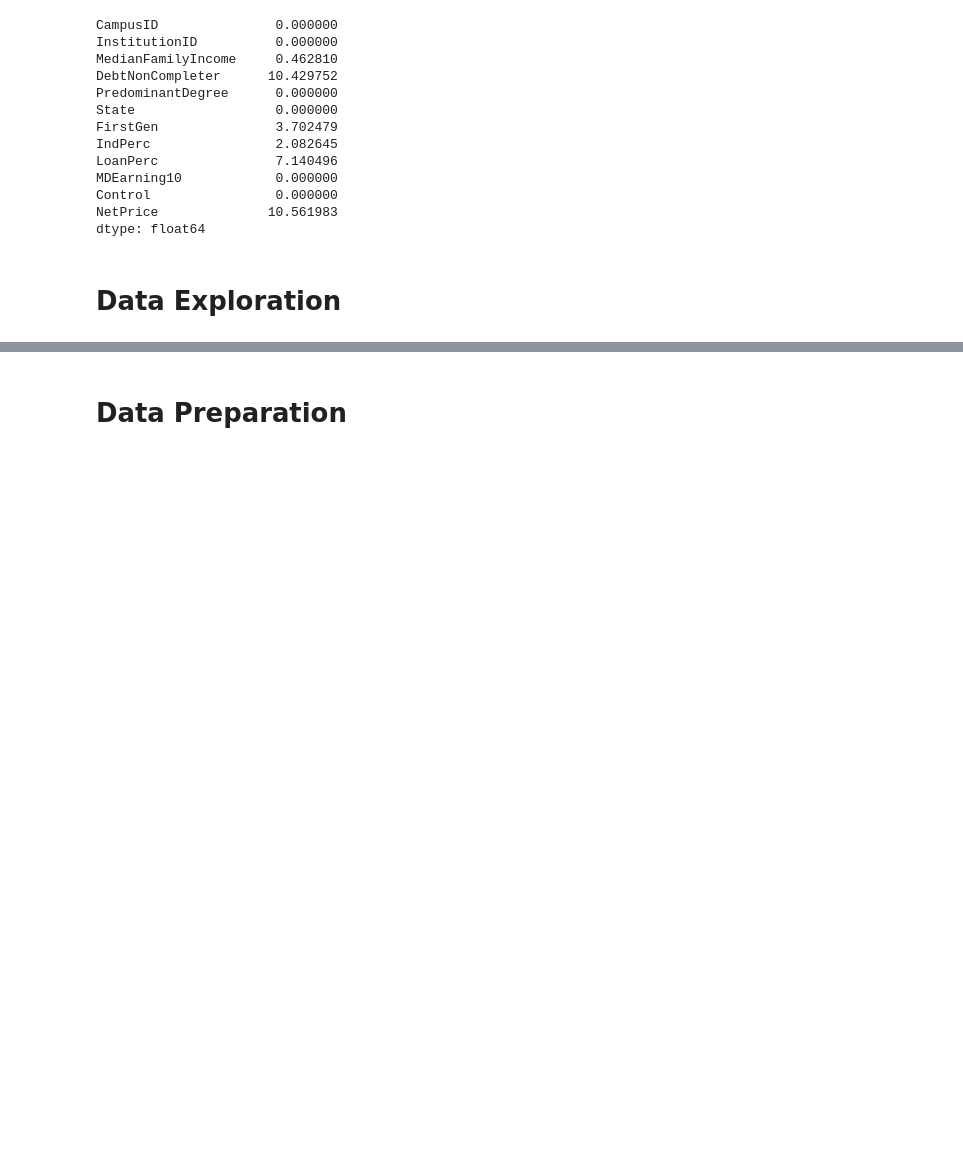
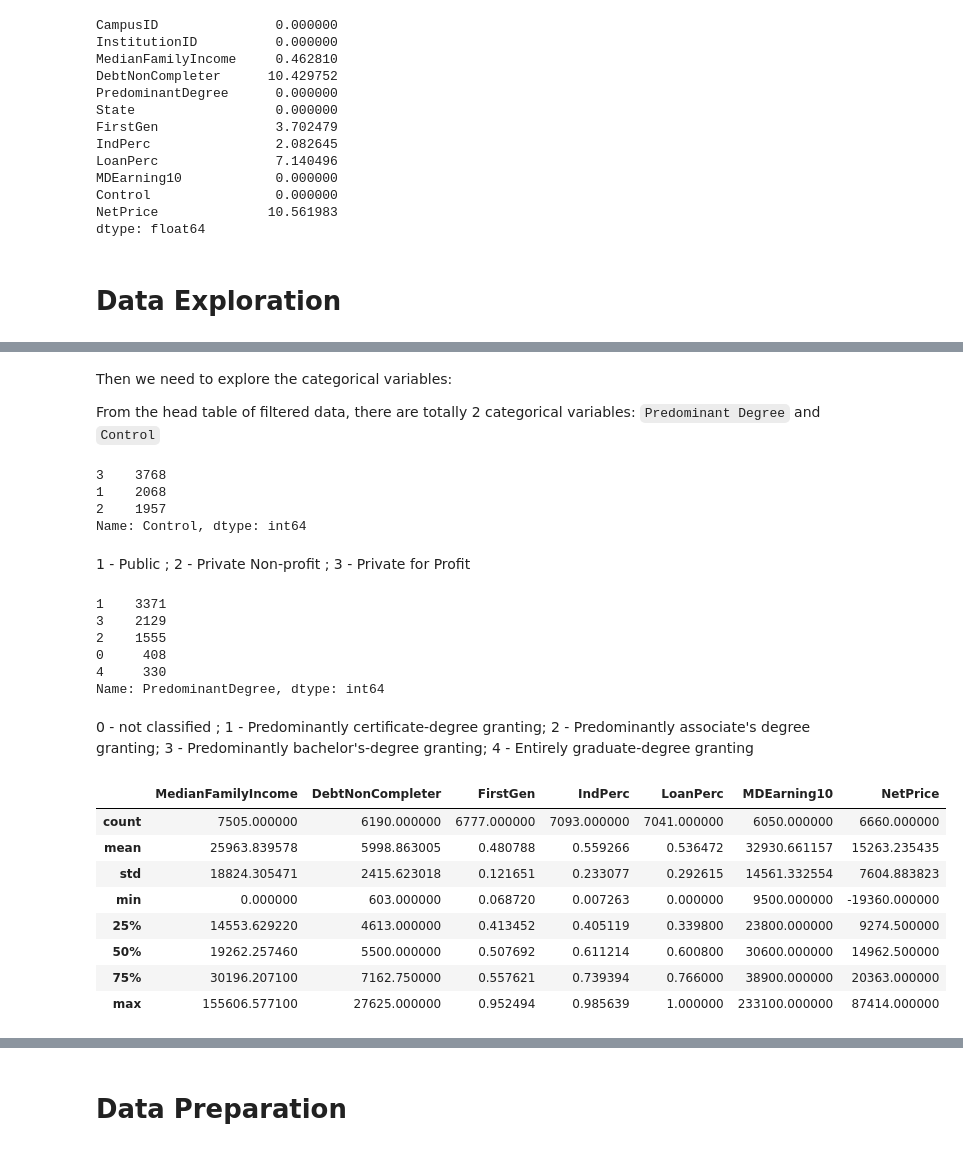
Before and after one commit to zhaodanjie/755, a Jupyter notebook: College Scoreboard.ipynb, the cells around one changed output, grey strips where cells are left out. Drawn from its saved outputs; the diff is of its cells as text; code cells hidden in the pictures; blank space fills up the shorter version.

```diff
--- a/College Scoreboard.ipynb
+++ b/College Scoreboard.ipynb
@@ -80,0 +136,38 @@ dtype: float64
+# %% [markdown]
+Then we need to explore the categorical variables:
+
+From the head table of filtered data, there are totally 2 categorical variables: `Predominant Degree` and `Control`
+# %%
+data_filter["Control"].value_counts()
+# %% [output]
+3    3768
+1    2068
+2    1957
+Name: Control, dtype: int64
+# %% [markdown]
+1 - Public ; 2 - Private Non-profit ; 3 - Private for Profit
+# %%
+data_filter["PredominantDegree"].value_counts()
+# %% [output]
+1    3371
+3    2129
+2    1555
+0     408
+4     330
+Name: PredominantDegree, dtype: int64
+# %% [markdown]
+0 - not classified ; 1 - Predominantly certificate-degree granting;  2 - Predominantly associate's degree granting; 3 - Predominantly bachelor's-degree granting; 4 - Entirely graduate-degree granting
+# %%
+#Show summary describe of numerical variables
+data_filter[['MedianFamilyIncome','DebtNonCompleter',
+                     'FirstGen','IndPerc','LoanPerc','MDEarning10','NetPrice']].describe()
+# %% [output]
+|  | MedianFamilyIncome | DebtNonCompleter | FirstGen | IndPerc | LoanPerc | MDEarning10 | NetPrice |
+| count | 7505.000000 | 6190.000000 | 6777.000000 | 7093.000000 | 7041.000000 | 6050.000000 | 6660.000000 |
+| mean | 25963.839578 | 5998.863005 | 0.480788 | 0.559266 | 0.536472 | 32930.661157 | 15263.235435 |
+| std | 18824.305471 | 2415.623018 | 0.121651 | 0.233077 | 0.292615 | 14561.332554 | 7604.883823 |
+| min | 0.000000 | 603.000000 | 0.068720 | 0.007263 | 0.000000 | 9500.000000 | -19360.000000 |
+| 25% | 14553.629220 | 4613.000000 | 0.413452 | 0.405119 | 0.339800 | 23800.000000 | 9274.500000 |
+| 50% | 19262.257460 | 5500.000000 | 0.507692 | 0.611214 | 0.600800 | 30600.000000 | 14962.500000 |
+| 75% | 30196.207100 | 7162.750000 | 0.557621 | 0.739394 | 0.766000 | 38900.000000 | 20363.000000 |
+| max | 155606.577100 | 27625.000000 | 0.952494 | 0.985639 | 1.000000 | 233100.000000 | 87414.000000 |
```
Also changed, not shown: parts of 19 cells of this notebook.
